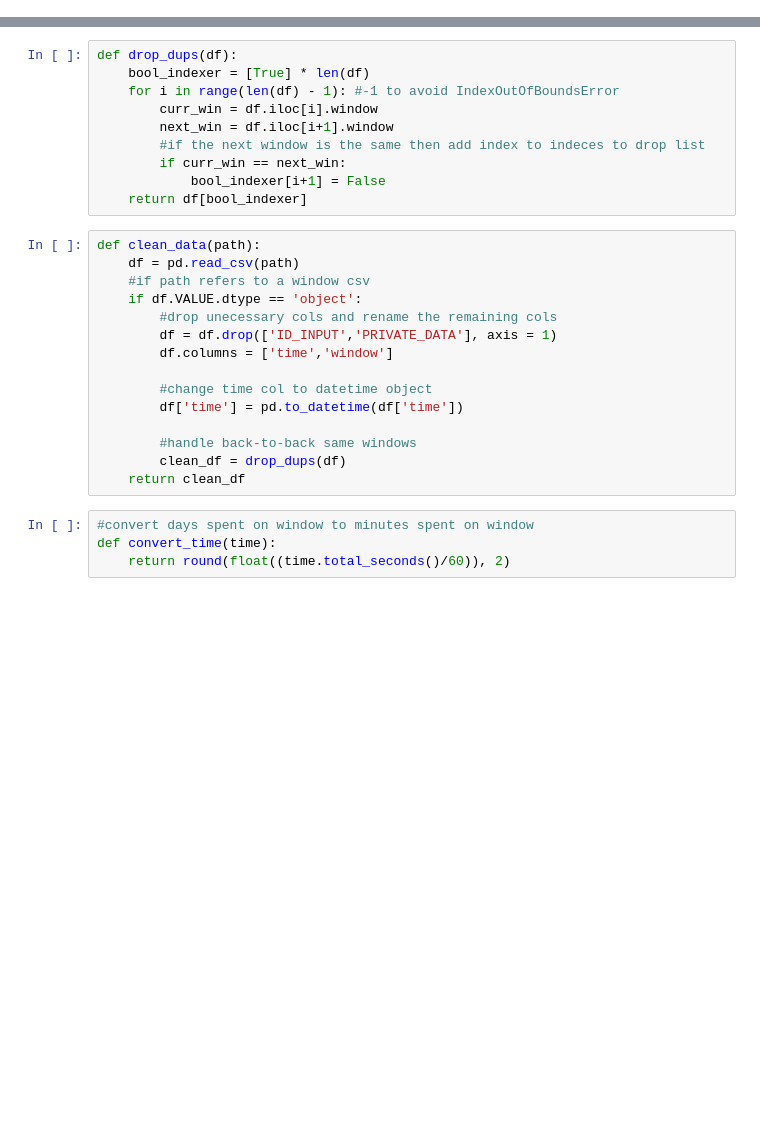
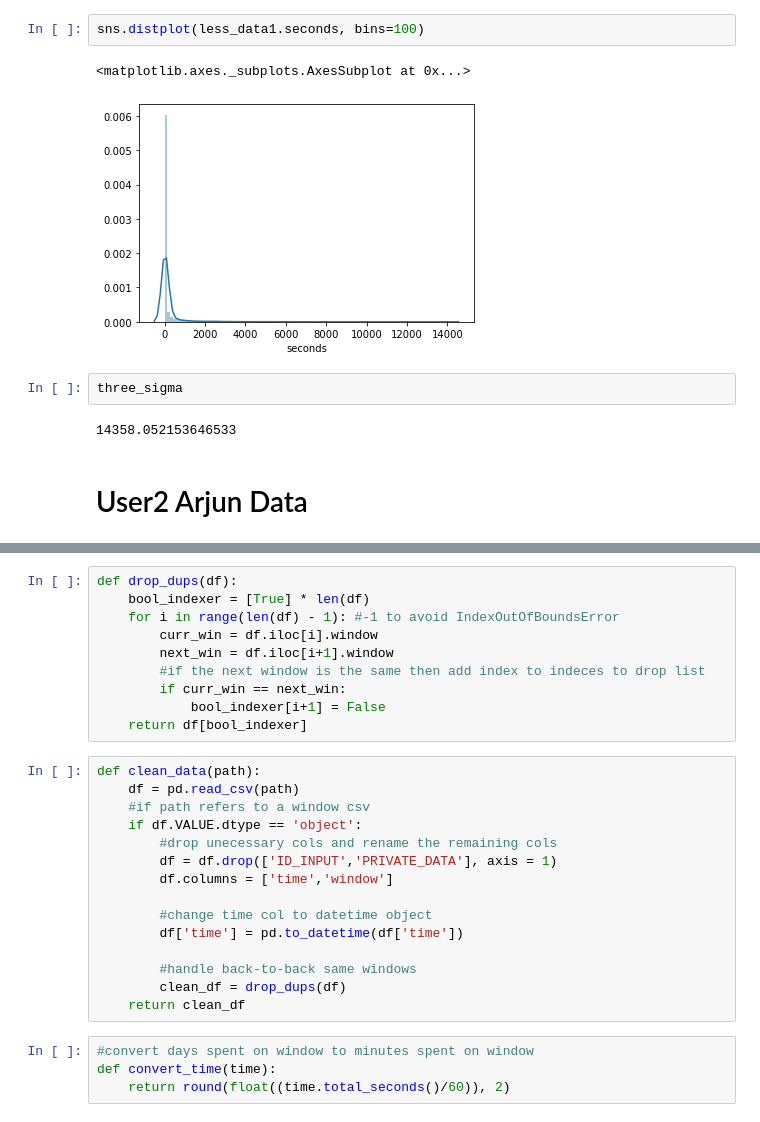
Before and after one commit to arjunsawhney1/DSC180A-Intel-Capstone, a Jupyter notebook: notebooks/RNN/rnn_eda.ipynb, the cells around one changed output, grey strips where cells are left out. Saved outputs shown, nothing was run; the diff lists cells and outputs as text; blank space fills up the shorter version.

```diff
--- a/notebooks/RNN/rnn_eda.ipynb
+++ b/notebooks/RNN/rnn_eda.ipynb
@@ -18,0 +59,11 @@ data.iloc[0].VALUE
+# %%
+sns.distplot(less_data1.seconds, bins=100)
+# %% [output]
+<matplotlib.axes._subplots.AxesSubplot at 0x...>
+[figure, added]
+# %%
+three_sigma
+# %% [output]
+14358.052153646533
+# %% [markdown]
+# User2 Arjun Data
```
Also changed, not shown: parts of 23 cells of this notebook, 10 other files.
